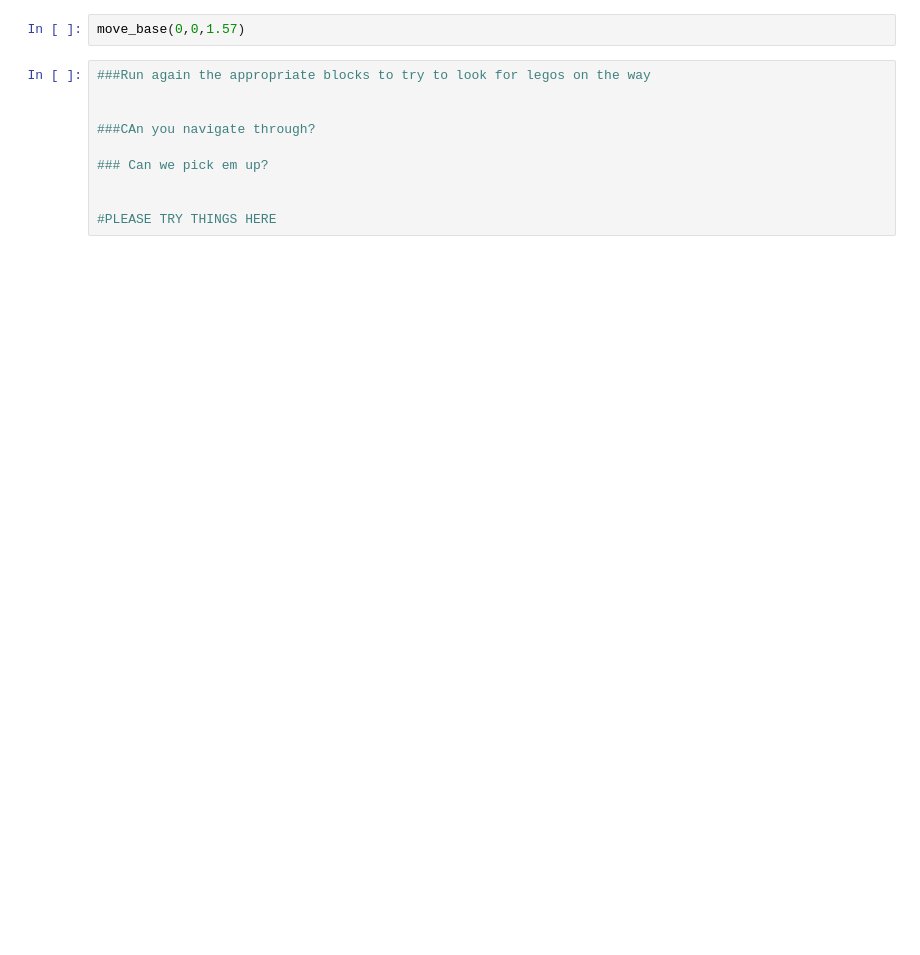
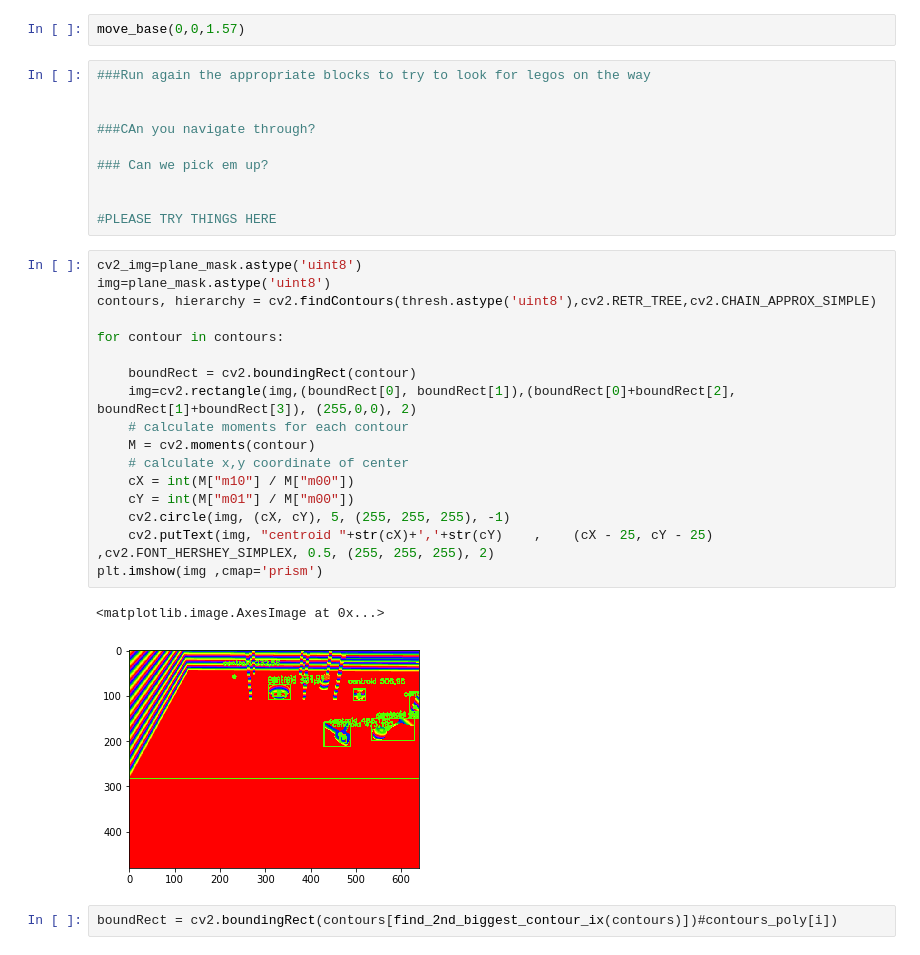
Before and after one commit to takeshi-pumas/takeshi_notebooks, a Jupyter notebook: notebooks/9_floor_and_tabletops.ipynb, the cells around one changed output. Saved outputs shown, nothing was run; the diff lists cells and outputs as text; blank space fills up the shorter version.

```diff
--- a/notebooks/9_floor_and_tabletops.ipynb
+++ b/notebooks/9_floor_and_tabletops.ipynb
@@ -286,3 +286,25 @@ move_base(0,0,1.57)
 
 
 #PLEASE TRY THINGS HERE
+# %%
+cv2_img=plane_mask.astype('uint8')
+img=plane_mask.astype('uint8')
+contours, hierarchy = cv2.findContours(thresh.astype('uint8'),cv2.RETR_TREE,cv2.CHAIN_APPROX_SIMPLE)
+
+for contour in contours:
+
+    boundRect = cv2.boundingRect(contour)
+    img=cv2.rectangle(img,(boundRect[0], boundRect[1]),(boundRect[0]+boundRect[2], boundRect[1]+boundRect[3]), (255,0,0), 2)
+    # calculate moments for each contour
+    M = cv2.moments(contour)
+    # calculate x,y coordinate of center
+    cX = int(M["m10"] / M["m00"])
+    cY = int(M["m01"] / M["m00"])
+    cv2.circle(img, (cX, cY), 5, (255, 255, 255), -1)
+    cv2.putText(img, "centroid "+str(cX)+','+str(cY)    ,    (cX - 25, cY - 25)   ,cv2.FONT_HERSHEY_SIMPLEX, 0.5, (255, 255, 255), 2)
+plt.imshow(img ,cmap='prism')
+# %% [output]
+<matplotlib.image.AxesImage at 0x...>
+[figure, added]
+# %%
+boundRect = cv2.boundingRect(contours[find_2nd_biggest_contour_ix(contours)])#contours_poly[i])
```
Also changed, not shown: parts of 12 cells of this notebook.
